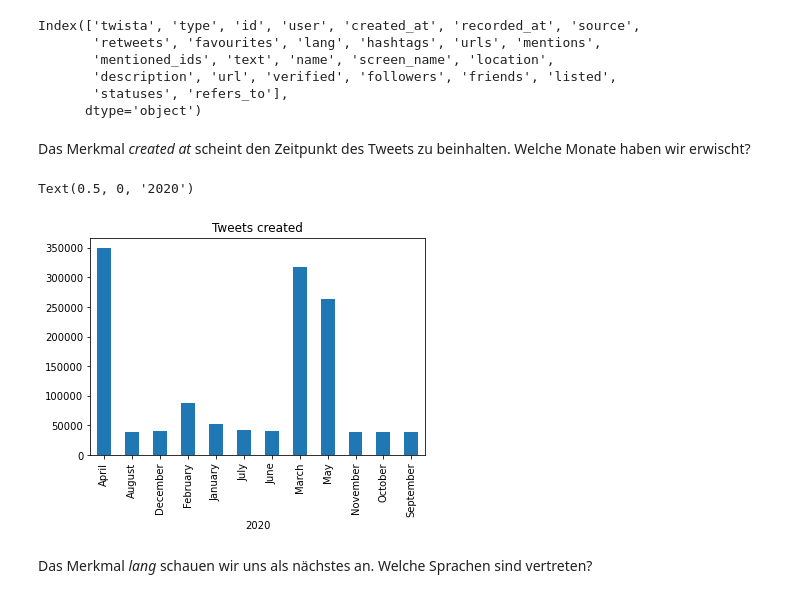
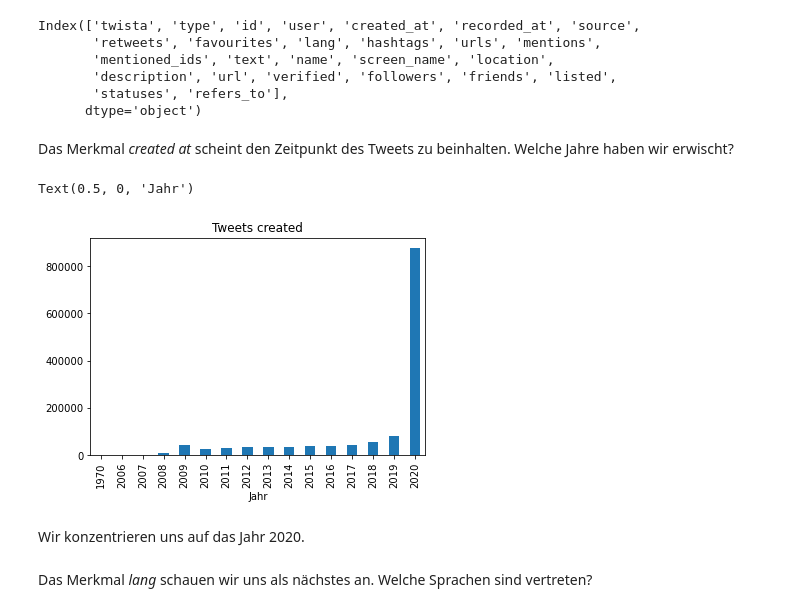
Before and after one commit to orca-nrw/lernmodul-texte, a Jupyter notebook: index.ipynb, the cells around one changed output. Saved outputs shown, nothing was run; the diff lists cells and outputs as text; code cells hidden in the pictures.

```diff
--- a/index.ipynb
+++ b/index.ipynb
@@ -183,10 +187,12 @@ Index(['twista', 'type', 'id', 'user', 'created_at', 'recorded_at', 'source',
        'statuses', 'refers_to'],
       dtype='object')
 # %% [markdown]
-Das Merkmal _created_ _at_ scheint den Zeitpunkt des Tweets zu beinhalten. Welche Monate haben wir erwischt?
+Das Merkmal _created_ _at_ scheint den Zeitpunkt des Tweets zu beinhalten. Welche Jahre haben wir erwischt?
 # %%
-ax = twitter['created_at'].groupby(pd.to_datetime(twitter['created_at']).dt.month_name()).count().plot(kind='bar', title='Tweets created', x='Month')
-ax.set_xlabel('2020')
+ax = twitter['created_at'].groupby(pd.to_datetime(twitter['created_at']).dt.year).count().plot(kind='bar', title='Tweets created')
+ax.set_xlabel('Jahr')
 # %% [output]
-Text(0.5, 0, '2020')
+Text(0.5, 0, 'Jahr')
-[figure, old version]
+[figure, new version]
+# %% [markdown]
+Wir konzentrieren uns auf das Jahr 2020.
```
Also changed, not shown: parts of 57 cells of this notebook, 3 other files.
